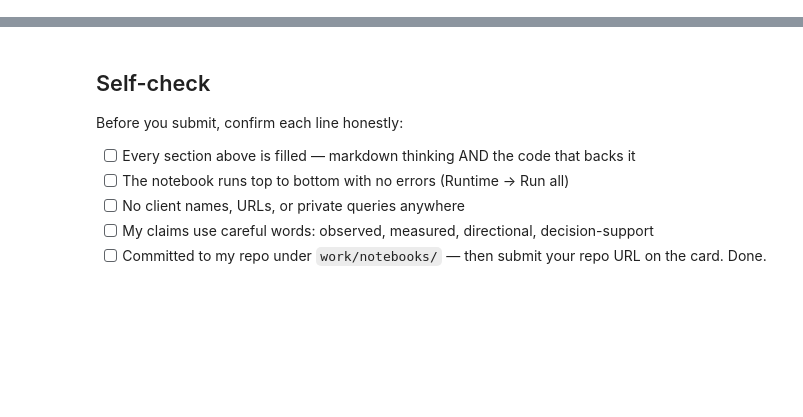
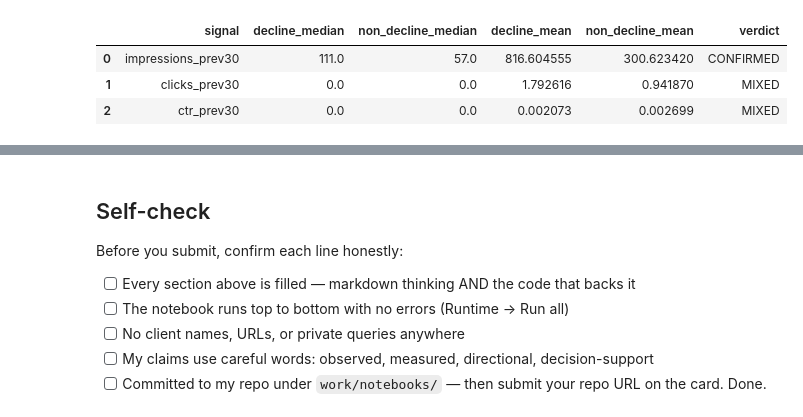
Before and after one commit to MohammadAqaNoori/flyrank-ml-internship, a Jupyter notebook: work/notebooks/w04_signal_audit.ipynb, the cells around one changed output, grey strips where cells are left out. Cells and saved outputs as stored; diff of their text form; code cells hidden in the pictures; blank space fills up the shorter version.

```diff
--- a/work/notebooks/w04_signal_audit.ipynb
+++ b/work/notebooks/w04_signal_audit.ipynb
@@ -36,0 +224,57 @@ This skeleton is yours to fill. Work the sections **in order** — each one has
+# %%
+# ML-06 — Section 2: Three signal tests
+
+signals = [
+    "impressions_prev30",
+    "clicks_prev30",
+    "ctr_prev30",
+]
+
+signal_results = []
+
+for signal in signals:
+
+    decline_values = evaluation_audit.loc[
+        evaluation_audit["target"] == 1,
+        signal
+    ]
+
+    non_decline_values = evaluation_audit.loc[
+        evaluation_audit["target"] == 0,
+        signal
+    ]
+
+    decline_median = decline_values.median()
+    non_decline_median = non_decline_values.median()
+
+    decline_mean = decline_values.mean()
+    non_decline_mean = non_decline_values.mean()
+
+    # Direction expected for a ranking signal:
+    # higher historical visibility/performance should provide
+    # useful information for prioritization, but the relationship
+    # does not need to be causal.
+    if decline_median > non_decline_median:
+        verdict = "CONFIRMED"
+    elif decline_median < non_decline_median:
+        verdict = "OPPOSITE"
+    else:
+        verdict = "MIXED"
+
+    signal_results.append({
+        "signal": signal,
+        "decline_median": decline_median,
+        "non_decline_median": non_decline_median,
+        "decline_mean": decline_mean,
+        "non_decline_mean": non_decline_mean,
+        "verdict": verdict,
+    })
+
+signal_test_results = pd.DataFrame(signal_results)
+
+display(signal_test_results)
+# %% [output]
+|  | signal | decline_median | non_decline_median | decline_mean | non_decline_mean | verdict |
+| 0 | impressions_prev30 | 111.0 | 57.0 | 816.604555 | 300.623420 | CONFIRMED |
+| 1 | clicks_prev30 | 0.0 | 0.0 | 1.792616 | 0.941870 | MIXED |
+| 2 | ctr_prev30 | 0.0 | 0.0 | 0.002073 | 0.002699 | MIXED |
```
Also changed, not shown: parts of 22 cells of this notebook.
